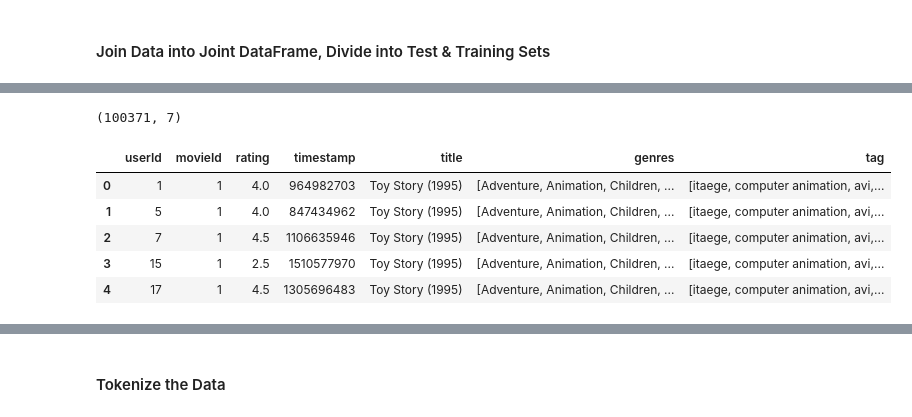
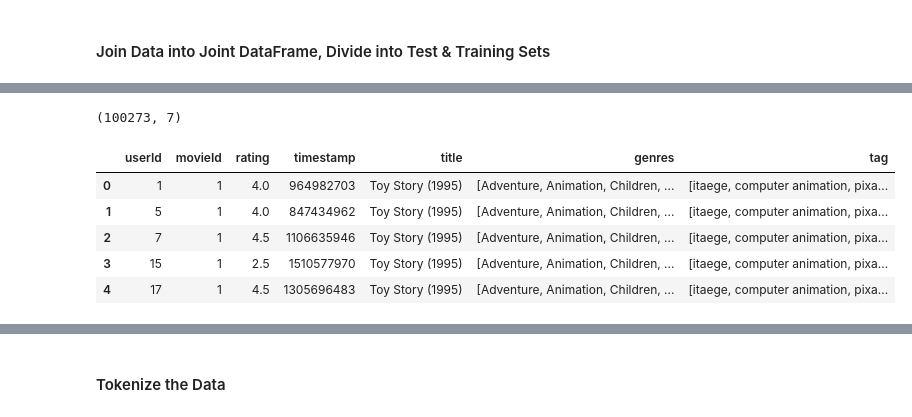
Before and after one commit to jgraham91/final-project, a Jupyter notebook: notebooks/FINAL-PROJECT.ipynb, the cells around one changed output, grey strips where cells are left out. Cells and saved outputs as stored; diff of their text form; code cells hidden in the pictures.

```diff
--- a/notebooks/FINAL-PROJECT.ipynb
+++ b/notebooks/FINAL-PROJECT.ipynb
@@ -2,0 +1699,5 @@
+# %%
+tags = tags[tags['movieId'].isin(movies['movieId'])]
+tags = tags.reset_index(drop=True)
+print(tags.shape)
+tags.head()
@@ -2,0 +1740,30 @@
+# %%
+#remove tags that occur less than 80 times from the tags dataframe
+from collections import Counter
+
+#get values for every tag and count the occurances
+all_tags = tags['tag'].values
+tag_counts = Counter(all_tags)
+
+# Sort the tags by their frequencies in descending order
+sorted_tags = sorted(tag_counts.items(), key=lambda x: x[1], reverse=True)
+
+# Print the sorted tags(its a very long output)
+# for tag, count in sorted_tags:
+#     print(tag, count)
+
+# Create a list of tags to remove (occurring less than 80 times)
+no_of_tag_occurances = 80
+tags_to_remove = [tag for tag, count in tag_counts.items() if count < no_of_tag_occurances]
+print(len(tags_to_remove), "tags to be removed from dataframe")
+
+#iterate through tags dataframe and find the index numbers of rows to be removed
+index_to_remove = []
+for num, tag in enumerate(tags['tag']):
+    if tag in tags_to_remove:
+        index_to_remove.append(num)
+
+tags = tags.drop(index_to_remove)
+tags = tags.reset_index(drop=True)
+print(tags.shape)
+tags.head()
@@ -147,12 +2518,12 @@ tag_counts = Counter(all_tags)
 # Sort the tags by their frequencies in descending order
 sorted_tags = sorted(tag_counts.items(), key=lambda x: x[1], reverse=True)
 
-# # Print the sorted tags(its a very long output)
+# Print the sorted tags(its a very long output)
 # for tag, count in sorted_tags:
 #     print(tag, count)
 
-# Create a list of tags to remove (occurring less than 50 times)
-no_of_tag_occurances = 50
+# Create a list of tags to remove (occurring less than 80 times)
+no_of_tag_occurances = 80
 tags_to_remove = [tag for tag, count in tag_counts.items() if count < no_of_tag_occurances]
 print(len(tags_to_remove), "tags to be removed from dataframe")
 
@@ -208,6 +2579,7 @@ Name: tag, Length: 9385, dtype: object
 #### Join Data into Joint DataFrame, Divide into Test & Training Sets
 # %%
 movies_tag_df = pd.merge(movies, tags_agg, how='inner', on='movieId')
+movies_tag_df = movies_tag_df.reset_index(drop=True)
 print(movies_tag_df.shape)
 movies_tag_df.head()
 # %% [output]
@@ -256,16 +2628,17 @@ len(longest_tag)
 # len(longest_set)
 # %%
 movielens_df = pd.merge(ratings, movies_tag_df, how='inner', on='movieId')
+movielens_df = movielens_df.reset_index(drop=True)
 print(movielens_df.shape)
 movielens_df.head()
 # %% [output]
-(100371, 7)
+(100273, 7)
 |  | userId | movieId | rating | timestamp | title | genres | tag |
-| 0 | 1 | 1 | 4.0 | 964982703 | Toy Story (1995) | [Adventure, Animation, Children, ... | [itaege, computer animation, avi,... |
-| 1 | 5 | 1 | 4.0 | 847434962 | Toy Story (1995) | [Adventure, Animation, Children, ... | [itaege, computer animation, avi,... |
-| 2 | 7 | 1 | 4.5 | 1106635946 | Toy Story (1995) | [Adventure, Animation, Children, ... | [itaege, computer animation, avi,... |
-| 3 | 15 | 1 | 2.5 | 1510577970 | Toy Story (1995) | [Adventure, Animation, Children, ... | [itaege, computer animation, avi,... |
-| 4 | 17 | 1 | 4.5 | 1305696483 | Toy Story (1995) | [Adventure, Animation, Children, ... | [itaege, computer animation, avi,... |
+| 0 | 1 | 1 | 4.0 | 964982703 | Toy Story (1995) | [Adventure, Animation, Children, ... | [itaege, computer animation, pixa... |
+| 1 | 5 | 1 | 4.0 | 847434962 | Toy Story (1995) | [Adventure, Animation, Children, ... | [itaege, computer animation, pixa... |
+| 2 | 7 | 1 | 4.5 | 1106635946 | Toy Story (1995) | [Adventure, Animation, Children, ... | [itaege, computer animation, pixa... |
+| 3 | 15 | 1 | 2.5 | 1510577970 | Toy Story (1995) | [Adventure, Animation, Children, ... | [itaege, computer animation, pixa... |
+| 4 | 17 | 1 | 4.5 | 1305696483 | Toy Story (1995) | [Adventure, Animation, Children, ... | [itaege, computer animation, pixa... |
 # %%
 # Split the dataset into training and testing sets
 train_data, test_data = train_test_split(movielens_df, test_size=0.2, random_state=42)
```
Also changed, not shown: parts of 238 cells of this notebook.
